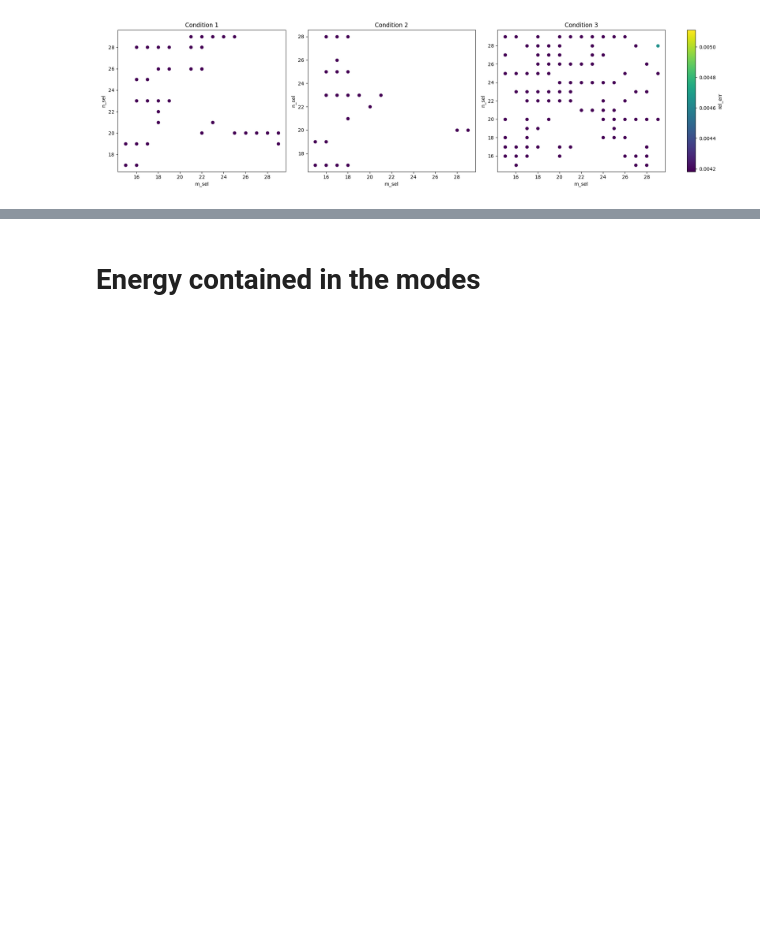
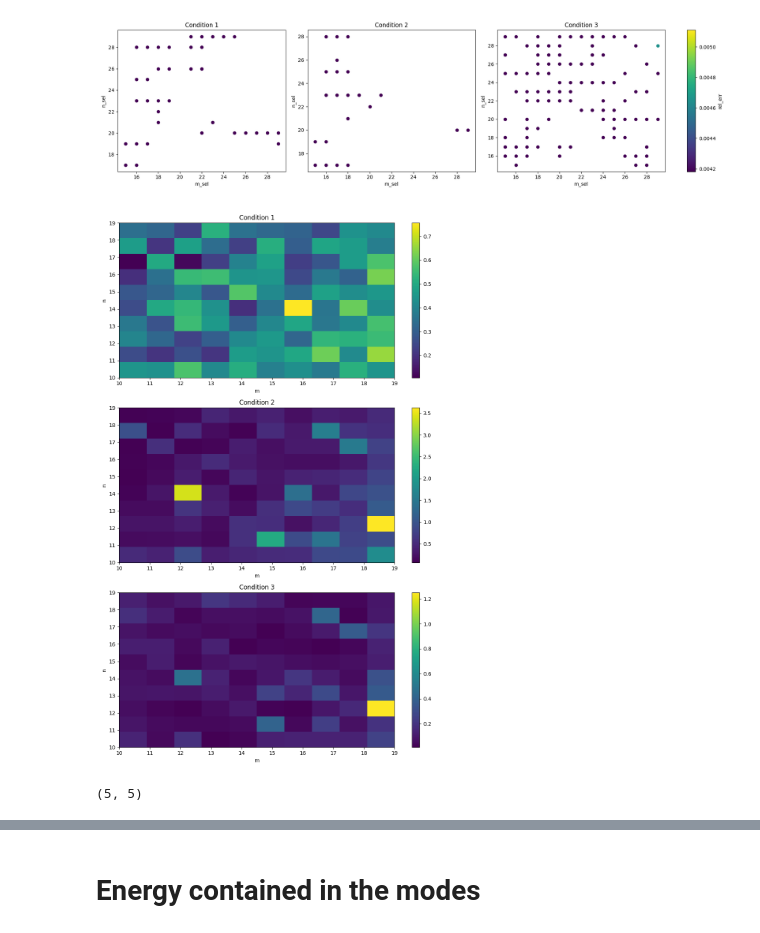
Before and after one commit to LennardMiller/Stage_M2, a Jupyter notebook: Basin Mode Projection/Rossby_diag_closed_case.ipynb, the cells around one changed output, grey strips where cells are left out. Cells and saved outputs as stored; diff of their text form; code cells hidden in the pictures; blank space fills up the shorter version.

```diff
--- a/Basin Mode Projection/Rossby_diag_closed_case.ipynb
+++ b/Basin Mode Projection/Rossby_diag_closed_case.ipynb
@@ -459,0 +485,38 @@ plt.show()
+# %%
+import matplotlib.pyplot as plt
+
+# Assuming `condition1_tab`, `condition2_tab`, and `condition3_tab` are already filled
+# Also assuming `m_list` and `n_list` are defined as before
+
+fig, axs = plt.subplots(3, 1, figsize=(10, 15))
+
+# Plotting condition1
+c1 = axs[0].imshow(condition1_tab, extent=[m_list[0], m_list[-1], n_list[0], n_list[-1]], aspect='auto')
+axs[0].set_title('Condition 1')
+axs[0].set_xlabel('m')
+axs[0].set_ylabel('n')
+fig.colorbar(c1, ax=axs[0], orientation='vertical')
+
+# Plotting condition2
+c2 = axs[1].imshow(condition2_tab, extent=[m_list[0], m_list[-1], n_list[0], n_list[-1]], aspect='auto')
+axs[1].set_title('Condition 2')
+axs[1].set_xlabel('m')
+axs[1].set_ylabel('n')
+fig.colorbar(c2, ax=axs[1], orientation='vertical')
+
+# Plotting condition3
+c3 = axs[2].imshow(condition3_tab, extent=[m_list[0], m_list[-1], n_list[0], n_list[-1]], aspect='auto')
+axs[2].set_title('Condition 3')
+axs[2].set_xlabel('m')
+axs[2].set_ylabel('n')
+
+fig.colorbar(c3, ax=axs[2], orientation='vertical')
+
+plt.tight_layout()
+plt.show()
+# %% [output]
+[figure, added]
+# %%
+print(cond1.shape)
+# %% [output]
+(5, 5)
```
Also changed, not shown: parts of 16 cells of this notebook, 36 other files.
